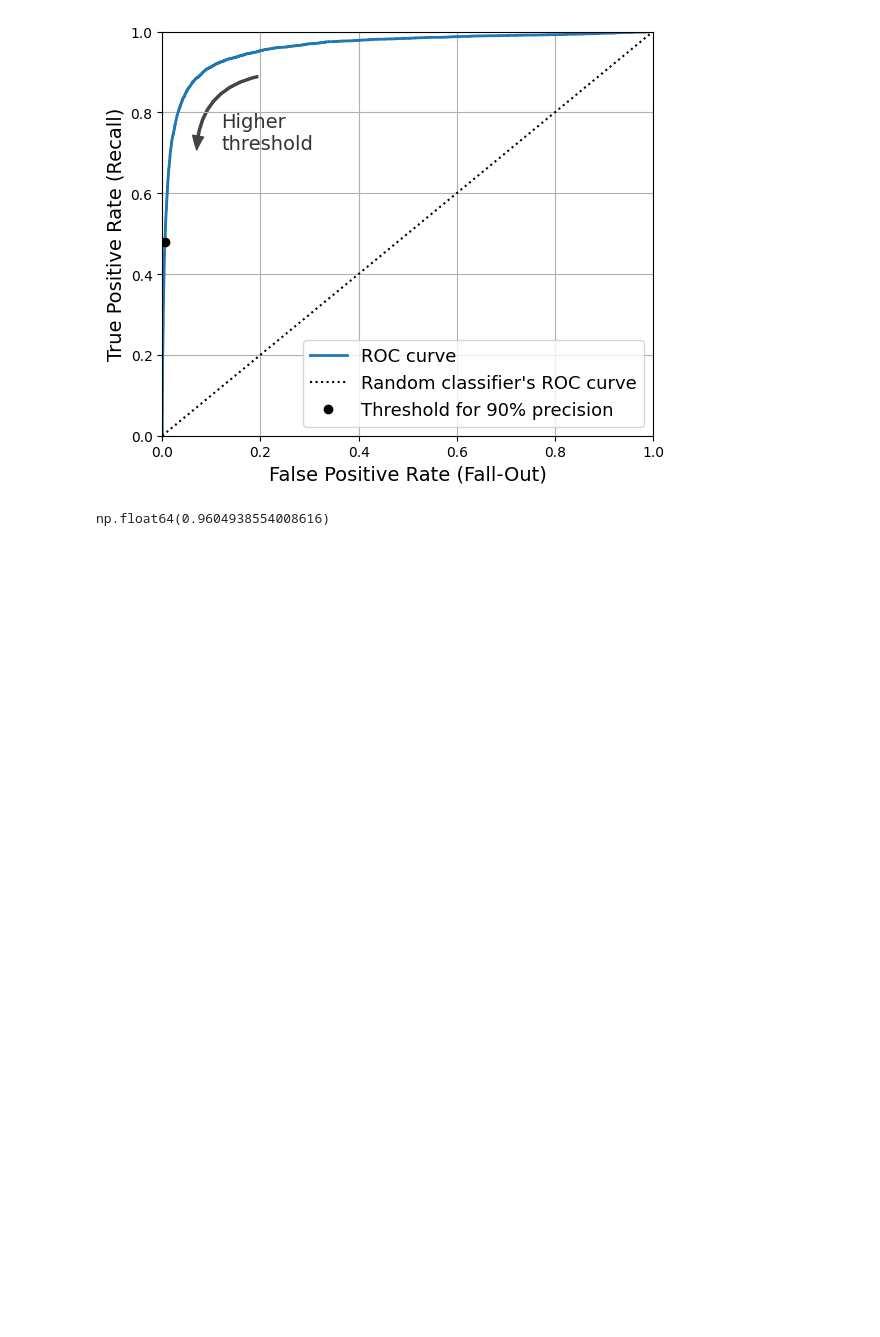
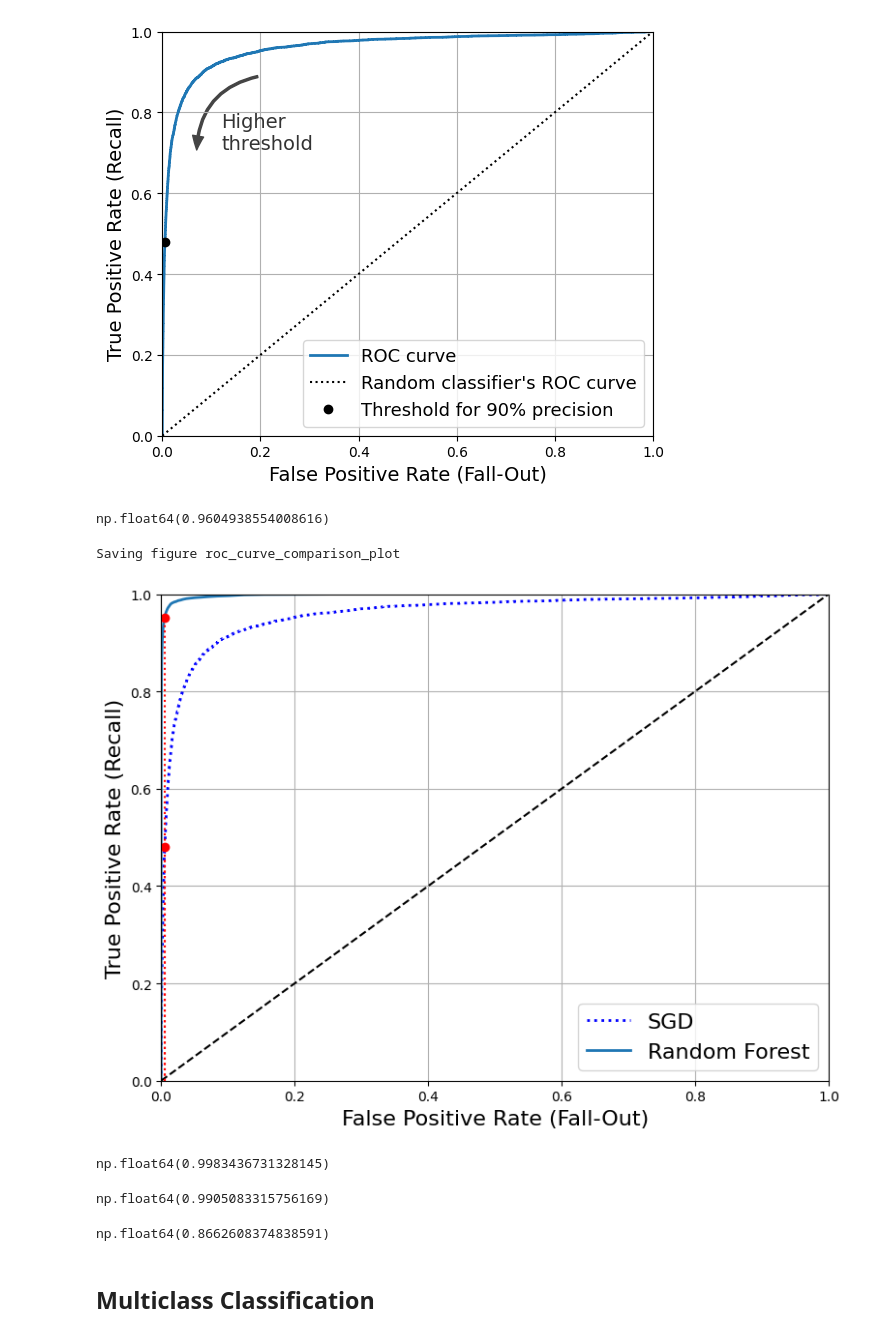
Before and after one commit to HyanLucas/MNIST, a Jupyter notebook: notebooks/mnist_classification.ipynb, the cells around one changed output. Drawn from its saved outputs; the diff is of its cells as text; code cells hidden in the pictures; blank space fills up the shorter version.

Commit message:
feat: ROC curve finished

```diff
--- a/notebooks/mnist_classification.ipynb
+++ b/notebooks/mnist_classification.ipynb
@@ -331,3 +329,44 @@ forest_clf = RandomForestClassifier(random_state=42)
 # %%
 y_probas_forest = cross_val_predict(forest_clf, X_train, y_train_5, cv=3,
                                     method='predict_proba')
+# %%
+y_scores_forest = y_probas_forest[:, 1]
+fpr_forest, tpr_forest, thresholds_forest = roc_curve(y_train_5, y_scores_forest)
+# %%
+recall_for_forest = tpr_forest[np.argmax(fpr_forest >= fpr_90)]
+
+plt.figure(figsize=(8, 6))
+plt.plot(fpr, tpr, "b:", linewidth=2, label="SGD")
+plt.plot(fpr_forest, tpr_forest, linewidth=2, label='Random Forest')
+plt.plot([0, 1], [0, 1], 'k--')
+plt.axis([0, 1, 0, 1])
+plt.xlabel('False Positive Rate (Fall-Out)', fontsize=16)
+plt.ylabel('True Positive Rate (Recall)', fontsize=16)
+plt.grid(True)
+plt.plot([fpr_90, fpr_90], [0., recall_90_precision], "r:")
+plt.plot([0.0, fpr_90], [recall_90_precision, recall_90_precision], "r:")
+plt.plot([fpr_90], [recall_90_precision], "ro")
+plt.plot([fpr_90, fpr_90], [0., recall_for_forest], "r:")
+plt.plot([fpr_90], [recall_for_forest], "ro")
+plt.grid(True)
+plt.legend(loc="lower right", fontsize=16)
+save_fig("roc_curve_comparison_plot", IMAGES_PATH)
+plt.show()
+# %% [output]
+Saving figure roc_curve_comparison_plot
+[figure, added]
+# %%
+roc_auc_score(y_train_5, y_scores_forest)
+# %% [output]
+np.float64(0.9983436731328145)
+# %%
+y_train_pred_forest = cross_val_predict(forest_clf, X_train, y_train_5, cv=3)
+precision_score(y_train_5, y_train_pred_forest)
+# %% [output]
+np.float64(0.9905083315756169)
+# %%
+recall_score(y_train_5, y_train_pred_forest)
+# %% [output]
+np.float64(0.8662608374838591)
+# %% [markdown]
+## Multiclass Classification
```
Also changed, not shown: parts of 2 cells of this notebook, 1 other file.
